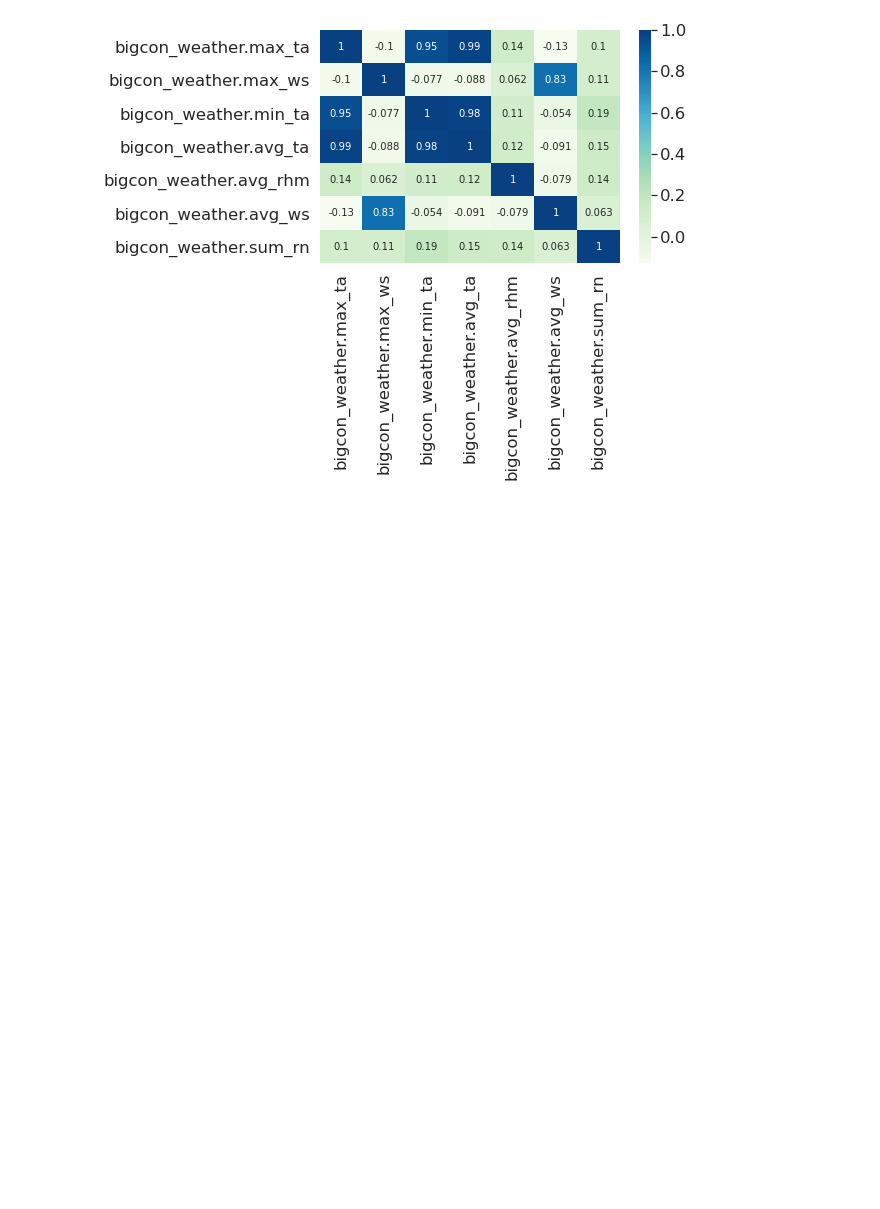
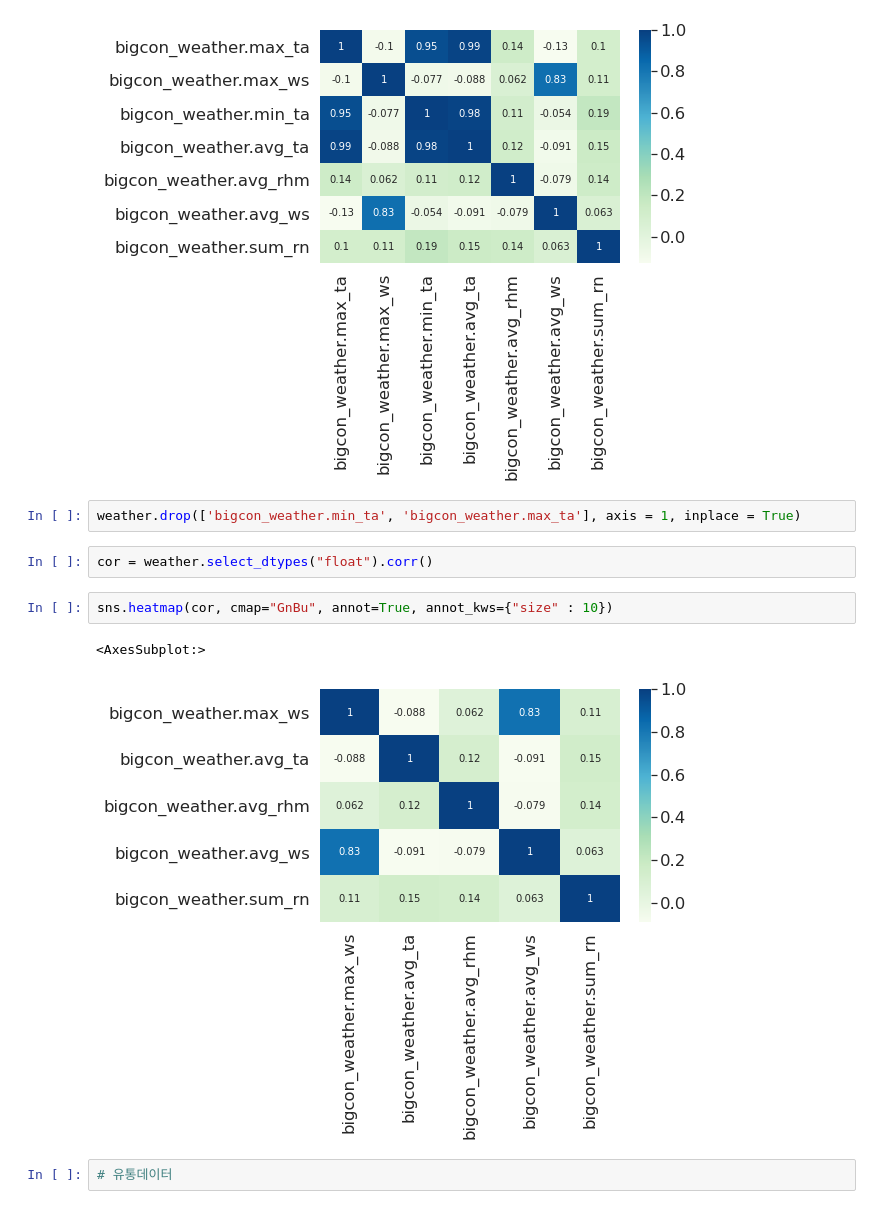
Before and after one commit to AIFFEL-CodingMaster/Munjunhyeong, a Jupyter notebook: contents/table_data1/EDA.ipynb, the cells around one changed output. Saved outputs shown, nothing was run; the diff lists cells and outputs as text; blank space fills up the shorter version.

```diff
--- a/contents/table_data1/EDA.ipynb
+++ b/contents/table_data1/EDA.ipynb
@@ -304,3 +304,14 @@ sns.heatmap(cor, cmap="GnBu", annot=True, annot_kws={"size" : 10})
 # %% [output]
 <AxesSubplot:>
 [figure]
+# %%
+weather.drop(['bigcon_weather.min_ta', 'bigcon_weather.max_ta'], axis = 1, inplace = True)
+# %%
+cor = weather.select_dtypes("float").corr()
+# %%
+sns.heatmap(cor, cmap="GnBu", annot=True, annot_kws={"size" : 10})
+# %% [output]
+<AxesSubplot:>
+[figure, added]
+# %%
+# 유통데이터
```
Also changed, not shown: parts of 31 cells of this notebook.
